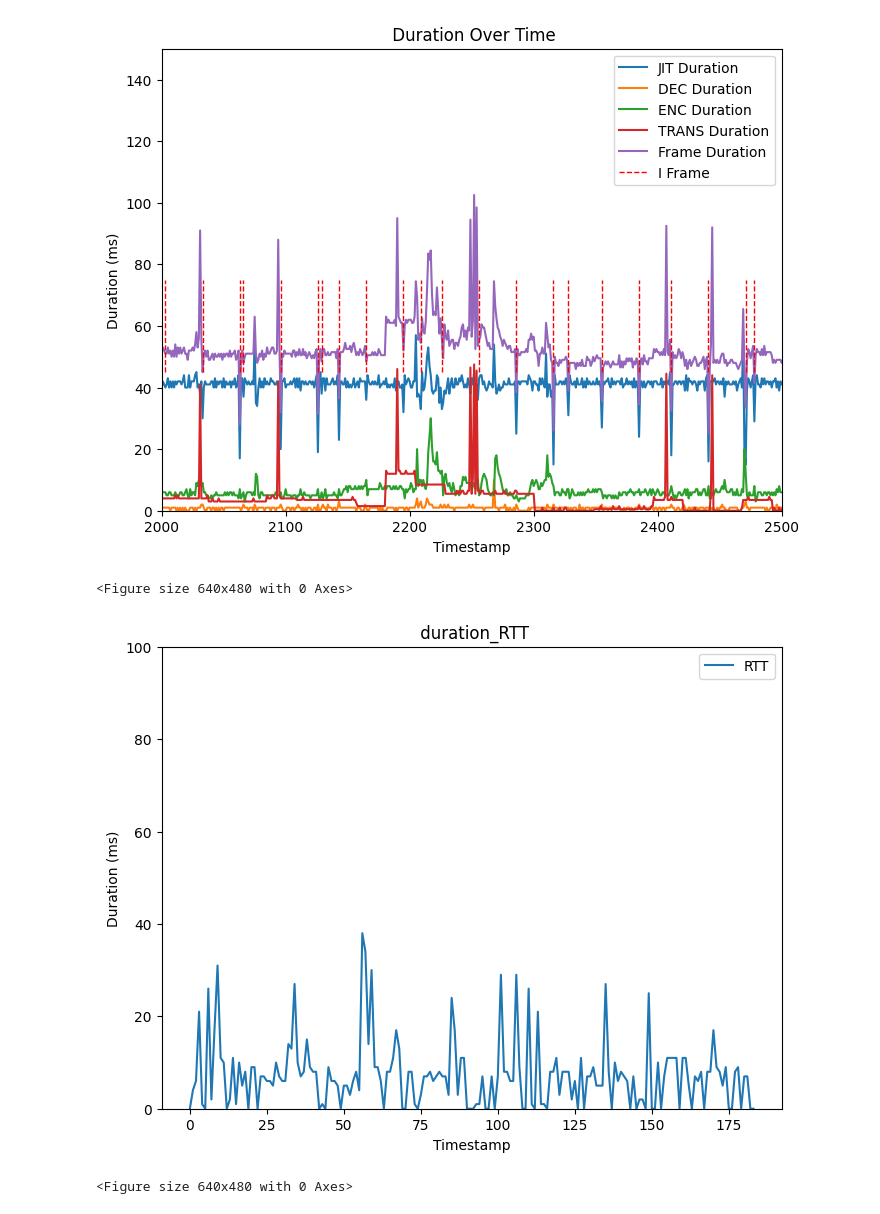
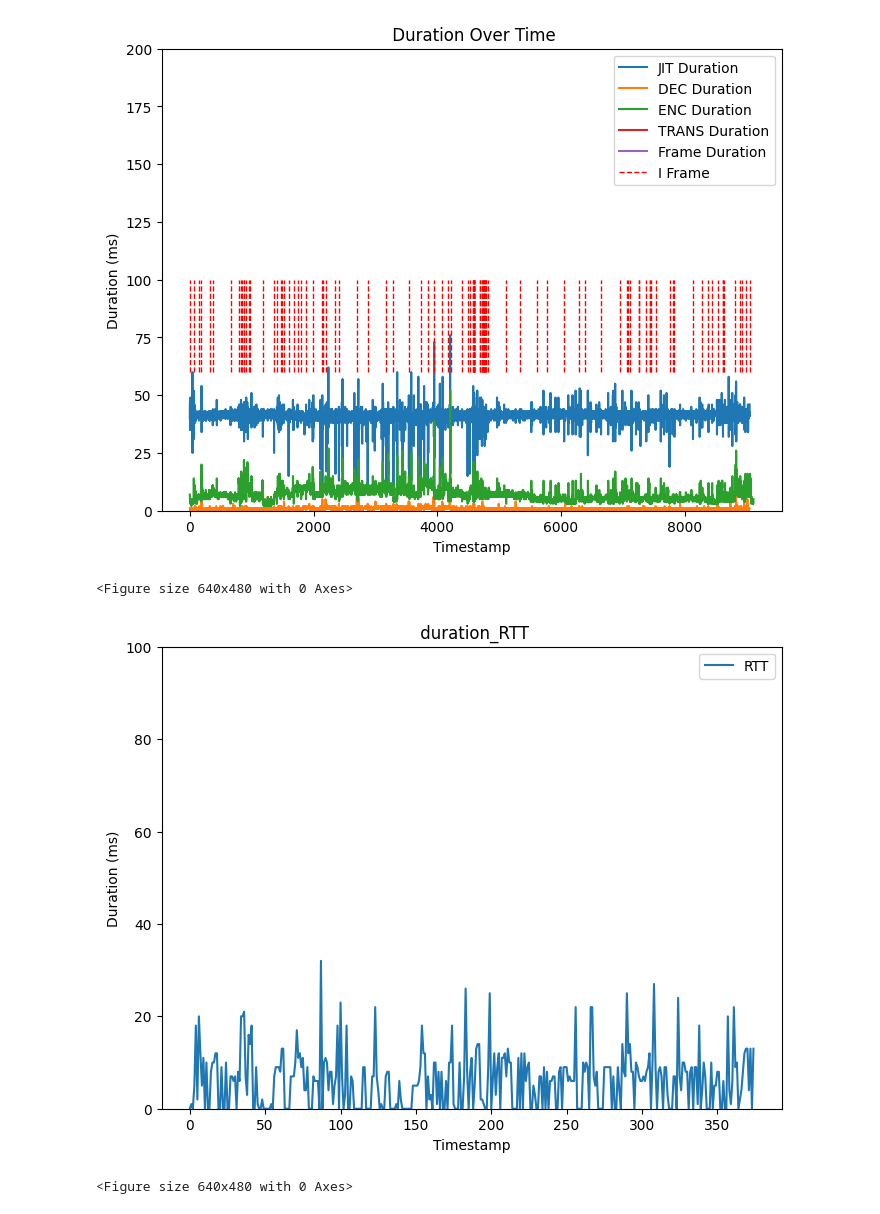
Before and after one commit to 17852833820/AioRTC, a Jupyter notebook: log/analyses.ipynb, the cells around one changed output. Drawn from its saved outputs; the diff is of its cells as text; code cells hidden in the pictures.

```diff
--- a/log/analyses.ipynb
+++ b/log/analyses.ipynb
@@ -238,8 +211,8 @@ def calculatr_trans_dur(timestamp1,value1,timestamp2,value2):
 import re
 from datetime import datetime
 import matplotlib.pyplot as plt
-send_file="./offer/test-rtt2.log"
-recv_file="./answer/test-rtt2.log"
+send_file="./offer/test-rtt3.log"
+recv_file="./answer/test-rtt3.log"
 jit_dur_values=plot_jit_delay(recv_file)
 dec_dur_values=plot_dec_delay(recv_file)
 enc_dur_values=plot_enc_delay(send_file)
@@ -303,8 +276,8 @@ for i_frame_index in i_frame_indices:
 
 plt.xlabel('Timestamp')
 plt.ylabel('Duration (ms)')
-plt.ylim(0,150)
-plt.xlim(2000,2500)
+plt.ylim(0,200)
+# plt.xlim(100,300)
 plt.title(' Duration Over Time')
 plt.legend()
 plt.show()
@@ -325,35 +298,35 @@ plt.plot(size_durs, label='frame size')
 for i_frame_index in i_frame_indices:
     plt.axvline(x=i_frame_index, color='red', ymin=0.1, ymax=0.5,linestyle='--', linewidth=1,label='I Frame' if i_frame_index == i_frame_indices[0] else '')
 plt.xlabel('Frame')
 plt.ylabel('Size (KB)')
 plt.title(' Frame size')
-plt.xlim(2000,3000)
+# plt.xlim(2000,3000)
 plt.legend()
 plt.show()
 plt.savefig('duration_FrameSize.png')
 
 plt.figure()
 plt.plot(timestamps1,send_rate, label='send_rate')
 # plt.plot(timestamps3,bitrate, label='target_bitrate') #
 plt.plot(timestamps4,encodec_rate, label='target_bitrate') #receiver REMB RTCP estimated maximum bitrate
 plt.plot(timestamps2,recv_rate, label='recv_rate')
 plt.xlabel('time')
 plt.ylabel('bps')
 plt.ylim(0,6000000)
 plt.title(' Rate')
 plt.legend()
 plt.show()
 plt.savefig('Rate.png')
 # plt.figure(figsize=(8, 6))
 # plt.plot(timestamps1, bytes_frame, label='bytes')
 # plt.xlabel('Timestamp')
 # plt.ylabel('Duration (ms)')
 # plt.title('Frame size')
 # plt.legend()
 # plt.show()
 # plt.savefig('bytes.png')
 # %% [output]
-[figure, old version]
+[figure, new version]
 <Figure size 640x480 with 0 Axes>
-[figure, old version]
+[figure, new version]
 <Figure size 640x480 with 0 Axes>
```
Also changed, not shown: parts of 6 cells of this notebook, 8 other files.
